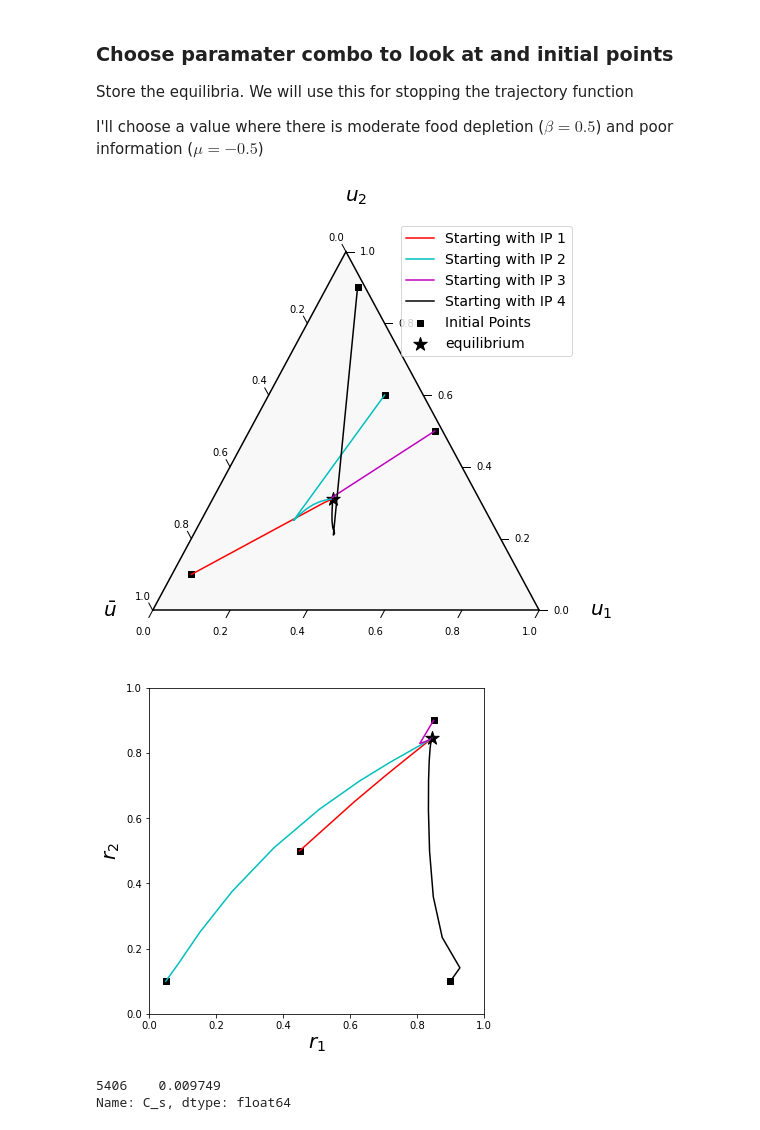
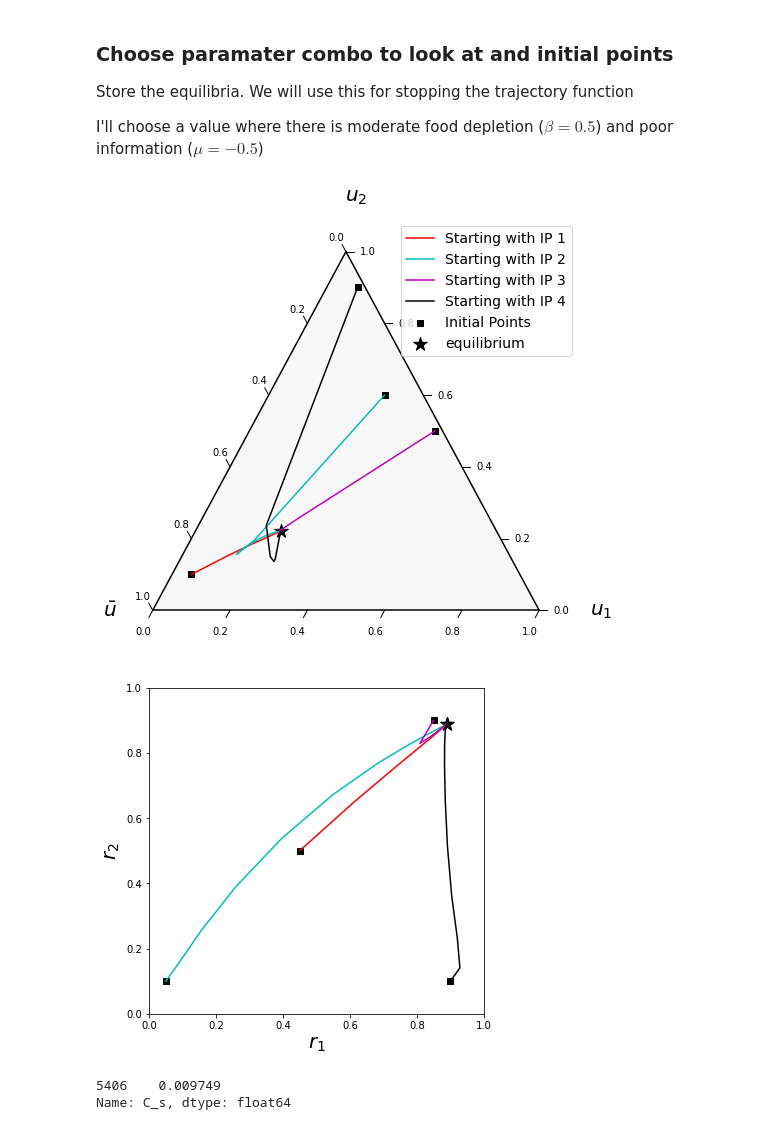
Before and after one commit to taliaborofsky/NumSol-Conformism, a Jupyter notebook: Trajectories.ipynb, the cells around one changed output. Cells and saved outputs as stored; diff of their text form; code cells hidden in the pictures.

```diff
--- a/Trajectories.ipynb
+++ b/Trajectories.ipynb
@@ -260,26 +260,28 @@ Store the equilibria. We will use this for stopping the trajectory function
 I'll choose a value where there is moderate food depletion ($\beta = 0.5$) and poor information ($\mu = -0.5$)
 # %%
 # choose equilibria where
-row_init_eq = df_UniqueEquilibria.query('K==0 & x_pos_invades==True & beta == 0.5 & D==0 & mu==-0.5')
-init_pts_all = df_InitialPoints.query('K==0 & beta == 0.5 & D==0 & mu == -0.5')
+#row_init_eq = df_UniqueEquilibria.query('K==0 & x_pos_invades==True & beta == 0.5 & D==0 & mu==-0.5')
+row_init_eq = df_UniqueEquilibria.query(' s == 0.5 & mu == -1.0 & D == -1.6 & beta == 0.5')
+init_pts_all = df_InitialPoints.query(' s == 0.5 & mu == -1.0 & D == -1.6 & beta == 0.5 ')
+#init_pts_all = df_InitialPoints.query('K==0 & beta == 0.5 & D==0 & mu == -0.5')
 
 
 colors = ['r','c','m','k']
 # choose initial points
 row1 = init_pts_all.query('u1init==0.05 &  u2init == 0.1 & r1init == 0.45 & r2init ==0.5')
 row2 = init_pts_all.query('u1init==0.3 &  u2init == 0.6 & r1init == 0.05 &  r2init ==0.1 ')
 row3 = init_pts_all.query('u1init==0.48 &  u2init == 0.5 & r1init == 0.85 & r2init ==0.9')
 row4 = init_pts_all.query('u1init==0.08 &  u2init == 0.9 & r1init == 0.9 &  r2init ==0.1 ')
 init_pts = pd.concat([row1,row2,row3,row4])
 
 # plot trajectories for each initial point
 tax, fig_u, ax_r, fig_r, trajectories_df, traj_df_list = make_internal_traj_plots(init_pts, colors)
 
 #fig_u.savefig("TrajectoryPlots/u_intern_K_0_D_0_beta_0_5_mu_neg0_5", bbox_inches='tight')
-fig_r.savefig("TrajectoryPlots/r_intern_K_0_D_0_beta_0_5_mu_neg0_5", bbox_inches='tight')
+#fig_r.savefig("TrajectoryPlots/r_intern_K_0_D_0_beta_0_5_mu_neg0_5", bbox_inches='tight')
 # %% [output]
-[figure, old version]
+[figure, new version]
-[figure, old version]
+[figure, new version]
 # %%
 row_init_eq.C_s
 # %% [output]
```
Also changed, not shown: parts of 6 cells of this notebook, 4 other files.
